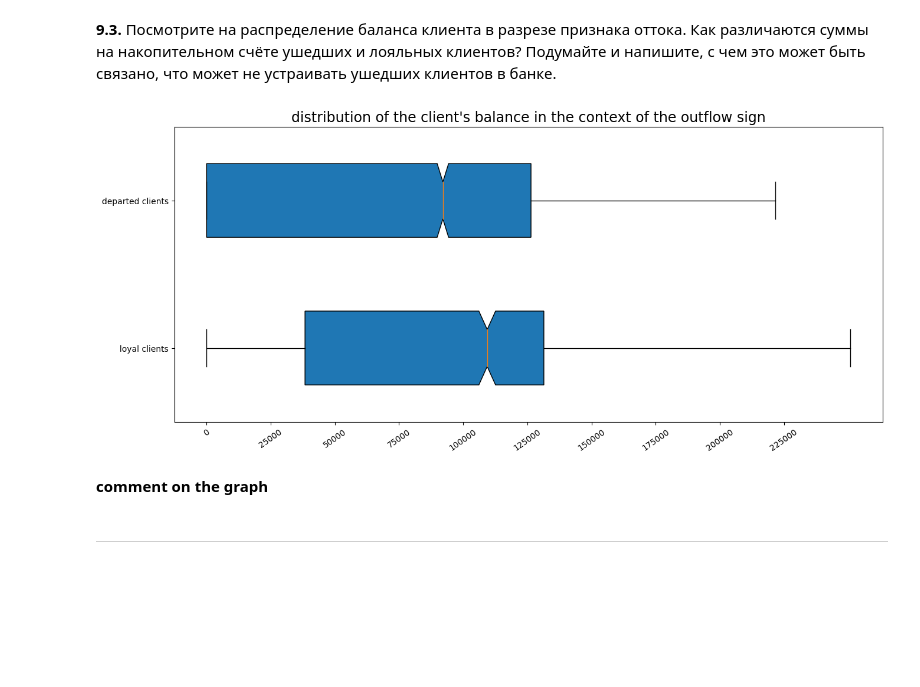
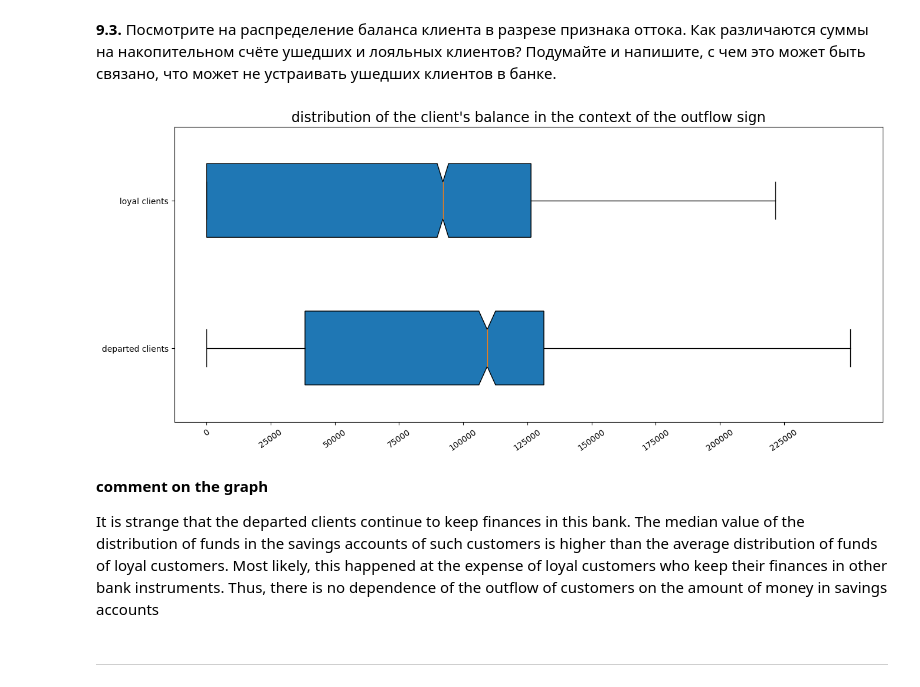
Before and after one commit to ElenaBask/Homework_SF, a Jupyter notebook: Project_13/Analysis_bankclients.ipynb, the cells around one changed output. Cells and saved outputs as stored; diff of their text form; code cells hidden in the pictures; blank space fills up the shorter version.

Commit message:
finished churn of bank's clients analysis

```diff
--- a/Project_13/Analysis_bankclients.ipynb
+++ b/Project_13/Analysis_bankclients.ipynb
@@ -131,34 +156,34 @@ _________________
 # %%
 # data
 x =  churn_data[churn_data.Exited == 1].Balance
 y =  churn_data[churn_data.Exited == 0].Balance
-labels = 'loyal clients', 'departed clients'
+labels = ('departed clients', 'loyal clients')
 
 # plotting
 fig = plt.figure(figsize=(12, 5))
 axes = fig.add_axes([0, 0, 1, 1])
 axes.boxplot(
     [x, y],
     vert=False,
     patch_artist=True,
     labels=labels,
     notch=True,
     widths=0.5,
-    # color=('lightblue', 'lightgreen'),
-
 )
 
 # adding informativeness
 axes.set_title("distribution of the client's balance in the context of the outflow sign", fontsize=17)
 axes.xaxis.set_tick_params(rotation=35)
 plt.xticks(np.arange(0,250000,25000))
 
 # display
 plt.show();
 # %% [output]
-[figure, old version]
+[figure, new version]
-# %% [markdown]
-**comment on the graph**
+# %% [markdown]
+**comment on the graph**
+
+It is strange that the departed clients continue to keep finances in this bank. The median value of the distribution of funds in the savings accounts of such customers is higher than the average distribution of funds of loyal customers. Most likely, this happened at the expense of loyal customers who keep their finances in other bank instruments. Thus, there is no dependence of the outflow of customers on the amount of money in savings accounts
 # %% [markdown]
 ______________________________________
 # %% [markdown]
```
Also changed, not shown: parts of 5 cells of this notebook.
